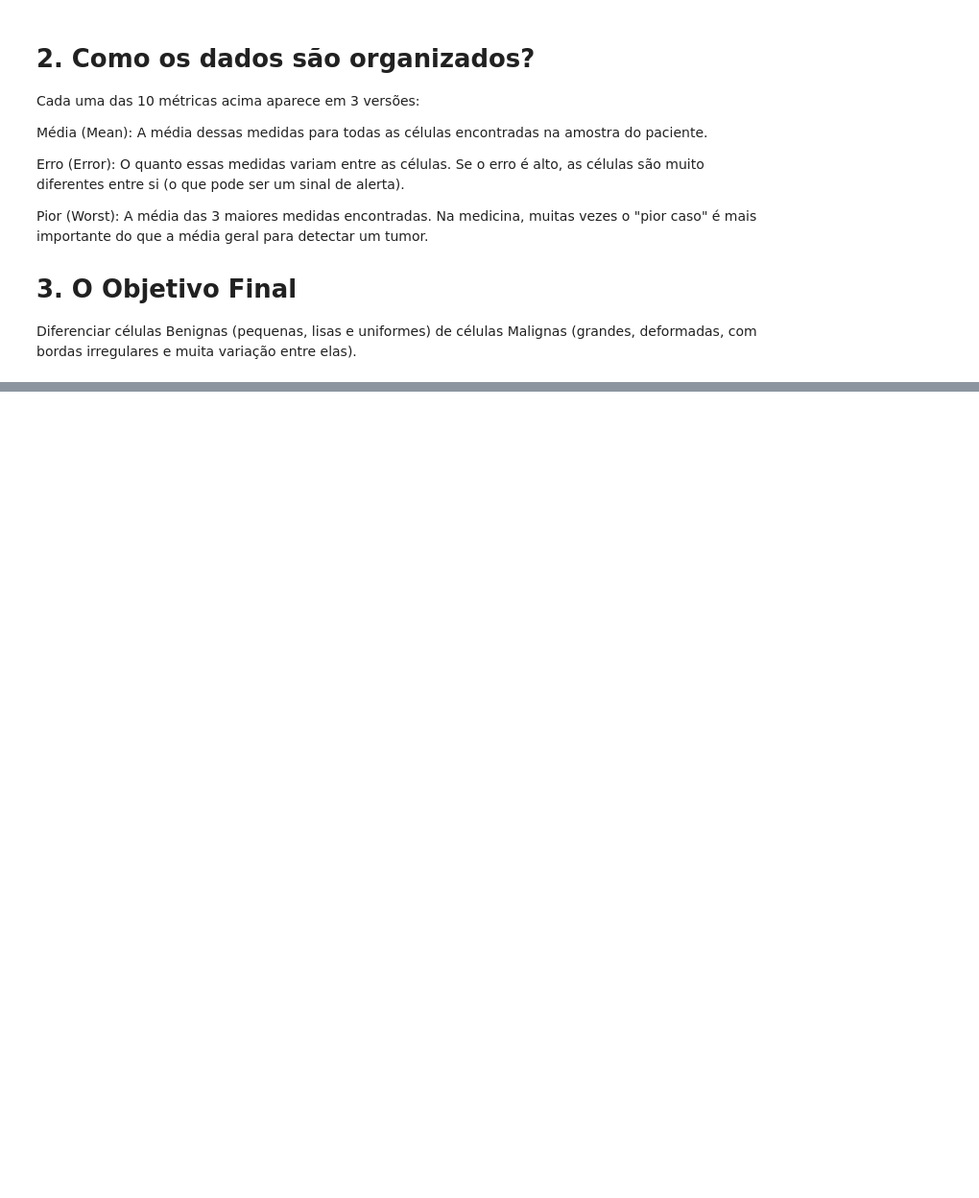
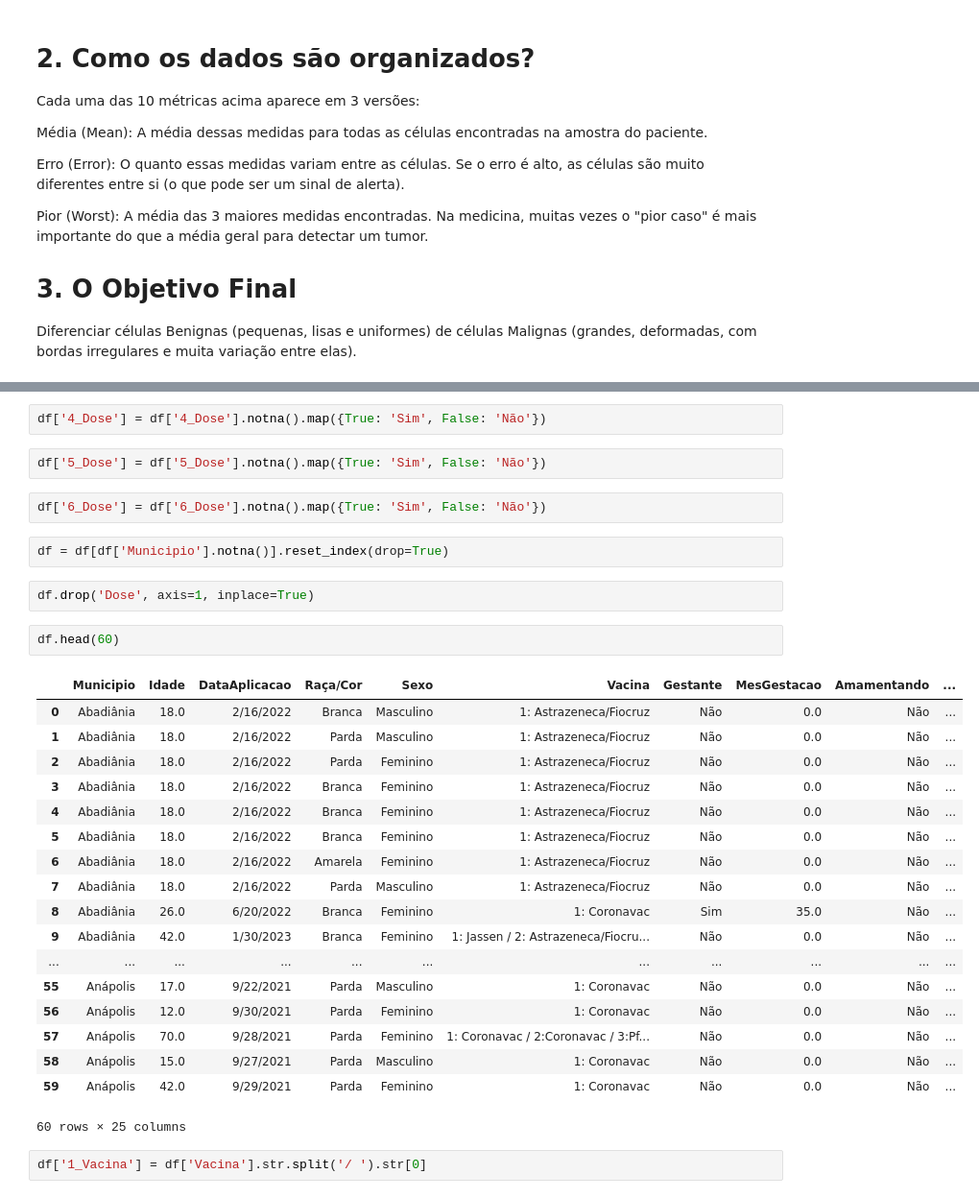
Before and after one commit to Sobrin-dsm/Grupo-de-Estudo-em-Computa-o-Aplicada-2026-1, a Jupyter notebook: G_E_2026.ipynb, the cells around one changed output, grey strips where cells are left out. Shown at 96% size. Saved outputs shown, nothing was run; the diff lists cells and outputs as text; blank space fills up the shorter version.

```diff
--- a/G_E_2026.ipynb
+++ b/G_E_2026.ipynb
@@ -162,0 +265,33 @@ Diferenciar células Benignas (pequenas, lisas e uniformes) de células Malignas
+# %%
+df['4_Dose'] = df['4_Dose'].notna().map({True: 'Sim', False: 'Não'})
+# %%
+df['5_Dose'] = df['5_Dose'].notna().map({True: 'Sim', False: 'Não'})
+# %%
+df['6_Dose'] = df['6_Dose'].notna().map({True: 'Sim', False: 'Não'})
+# %%
+df = df[df['Municipio'].notna()].reset_index(drop=True)
+# %%
+df.drop('Dose', axis=1, inplace=True)
+# %%
+df.head(60)
+# %% [output]
+|  | Municipio | Idade | DataAplicacao | Raça/Cor | Sexo | Vacina | Gestante | MesGestacao | Amamentando | ... |
+| 0 | Abadiânia | 18.0 | 2/16/2022 | Branca | Masculino | 1: Astrazeneca/Fiocruz | Não | 0.0 | Não | ... |
+| 1 | Abadiânia | 18.0 | 2/16/2022 | Parda | Masculino | 1: Astrazeneca/Fiocruz | Não | 0.0 | Não | ... |
+| 2 | Abadiânia | 18.0 | 2/16/2022 | Parda | Feminino | 1: Astrazeneca/Fiocruz | Não | 0.0 | Não | ... |
+| 3 | Abadiânia | 18.0 | 2/16/2022 | Branca | Feminino | 1: Astrazeneca/Fiocruz | Não | 0.0 | Não | ... |
+| 4 | Abadiânia | 18.0 | 2/16/2022 | Branca | Feminino | 1: Astrazeneca/Fiocruz | Não | 0.0 | Não | ... |
+| 5 | Abadiânia | 18.0 | 2/16/2022 | Branca | Feminino | 1: Astrazeneca/Fiocruz | Não | 0.0 | Não | ... |
+| 6 | Abadiânia | 18.0 | 2/16/2022 | Amarela | Feminino | 1: Astrazeneca/Fiocruz | Não | 0.0 | Não | ... |
+| 7 | Abadiânia | 18.0 | 2/16/2022 | Parda | Masculino | 1: Astrazeneca/Fiocruz | Não | 0.0 | Não | ... |
+| 8 | Abadiânia | 26.0 | 6/20/2022 | Branca | Feminino | 1: Coronavac | Sim | 35.0 | Não | ... |
+| 9 | Abadiânia | 42.0 | 1/30/2023 | Branca | Feminino | 1: Jassen / 2: Astrazeneca/Fiocru... | Não | 0.0 | Não | ... |
+| ... | ... | ... | ... | ... | ... | ... | ... | ... | ... | ... |
+| 55 | Anápolis | 17.0 | 9/22/2021 | Parda | Masculino | 1: Coronavac | Não | 0.0 | Não | ... |
+| 56 | Anápolis | 12.0 | 9/30/2021 | Parda | Feminino | 1: Coronavac | Não | 0.0 | Não | ... |
+| 57 | Anápolis | 70.0 | 9/28/2021 | Parda | Feminino | 1: Coronavac / 2:Coronavac / 3:Pf... | Não | 0.0 | Não | ... |
+| 58 | Anápolis | 15.0 | 9/27/2021 | Parda | Masculino | 1: Coronavac | Não | 0.0 | Não | ... |
+| 59 | Anápolis | 42.0 | 9/29/2021 | Parda | Feminino | 1: Coronavac | Não | 0.0 | Não | ... |
+60 rows × 25 columns
+# %%
+df['1_Vacina'] = df['Vacina'].str.split('/ ').str[0]
```
Also changed, not shown: parts of 39 cells of this notebook.
